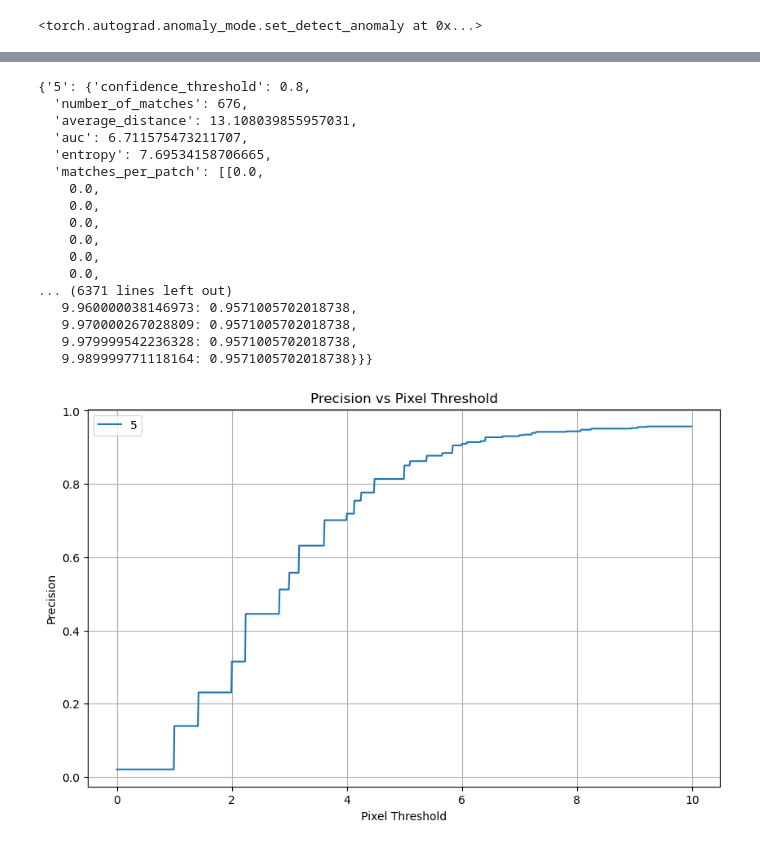
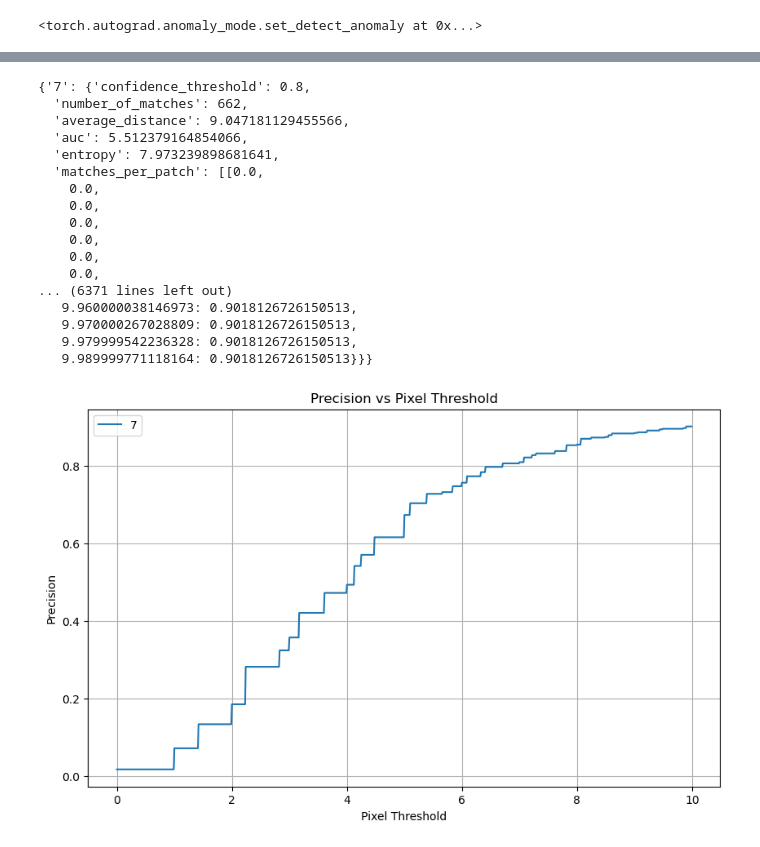
Before and after one commit to rorinr/HyperBrain, a Jupyter notebook: notebooks/training/training.ipynb, the cells around one changed output, grey strips where cells are left out. Saved outputs shown, nothing was run; the diff lists cells and outputs as text; code cells hidden in the pictures.

```diff
--- a/notebooks/training/training.ipynb
+++ b/notebooks/training/training.ipynb
@@ -110,15 +112,15 @@ coarse_loss_history = []
 fine_loss_history = []
 loss_hist_test = []
 # %%
-coarse_loss = "cross_entropy"
-alpha = 0.45
+coarse_loss = "official_focal"
+alpha = 0.55
 gamma = 2
 fine_loss = "l2_std" if use_l2_with_standard_deviation else "l2"
 # %%
 seen_datapoints = 0
 # %%
-print_frequency = 1
-epochs = 5
+print_frequency = 10
+epochs = 200
 
 for epoch in range(epochs):
     epoch_start_time = time.time()
@@ -208,6 +210,14 @@ for epoch in range(epochs):
                 gamma=gamma,
             )
 
+        elif coarse_loss == "official_focal":
+            coarse_loss_value = coarse_official_focal_loss(
+                predicted_confidence=coarse_matches["confidence_matrix"],
+                ground_truth_confidence=match_matrix,
+                alpha=alpha,
+                gamma=gamma,
+            )
+
         elif coarse_loss == "cross_entropy":
             coarse_loss_value = coarse_cross_entropy_loss(
                 predicted_confidence=coarse_matches["confidence_matrix"],
@@ -283,7 +294,7 @@ hyperparameters = {
     "coarse_context": use_coarse_context,
     "img_size": "3344_3904",
     "ResNet": backbone.__class__.__name__,
-    "transform_threshold": transformation_threshold,
+    "transform_threshold": affine_transformation_range,
     "temperature": temperature,
     "batch_size": batch_size,
     "coarse_loss": coarse_loss,
@@ -314,18 +325,18 @@ model_name = model_name.split("/")[-1]
 # crop_size=480
 # %%
 confidence_threshold = 0.8
-block_dimensions = [96, 128, 192]
+# block_dimensions = [96, 128, 192]
 temperature = 0.2
 evaluation_metrics = evaluate_model(
-    ["5"], [confidence_threshold], [block_dimensions], [temperature], patch_size=patch_size, crop_size=crop_size
+    [model_name], [confidence_threshold], [block_dimensions], [temperature], patch_size=patch_size, crop_size=crop_size
 )
 evaluation_metrics
 # %% [output]
-{'5': {'confidence_threshold': 0.8,
-  'number_of_matches': 676,
-  'average_distance': 13.108039855957031,
-  'auc': 6.711575473211707,
-  'entropy': 7.69534158706665,
+{'7': {'confidence_threshold': 0.8,
+  'number_of_matches': 662,
+  'average_distance': 9.047181129455566,
+  'auc': 5.512379164854066,
+  'entropy': 7.973239898681641,
   'matches_per_patch': [[0.0,
     0.0,
     0.0,
@@ -334,15 +345,15 @@ evaluation_metrics
     0.0,
     0.0,
 ... (6371 lines left out)
-   9.960000038146973: 0.9571005702018738,
-   9.970000267028809: 0.9571005702018738,
-   9.979999542236328: 0.9571005702018738,
-   9.989999771118164: 0.9571005702018738}}}
+   9.960000038146973: 0.9018126726150513,
+   9.970000267028809: 0.9018126726150513,
+   9.979999542236328: 0.9018126726150513,
+   9.989999771118164: 0.9018126726150513}}}
 # %%
 from source.visualization.evaluation_visualization import plot_precision_vs_threshold
 plot_precision_vs_threshold(
-    evaluation_metrics["5"]["match_precision"],
-    labels=["5"],
+    evaluation_metrics[model_name]["match_precision"],
+    labels=[model_name],
 )
 # %% [output]
-[figure, old version]
+[figure, new version]
```
Also changed, not shown: parts of 6 cells of this notebook, 24 other files.
